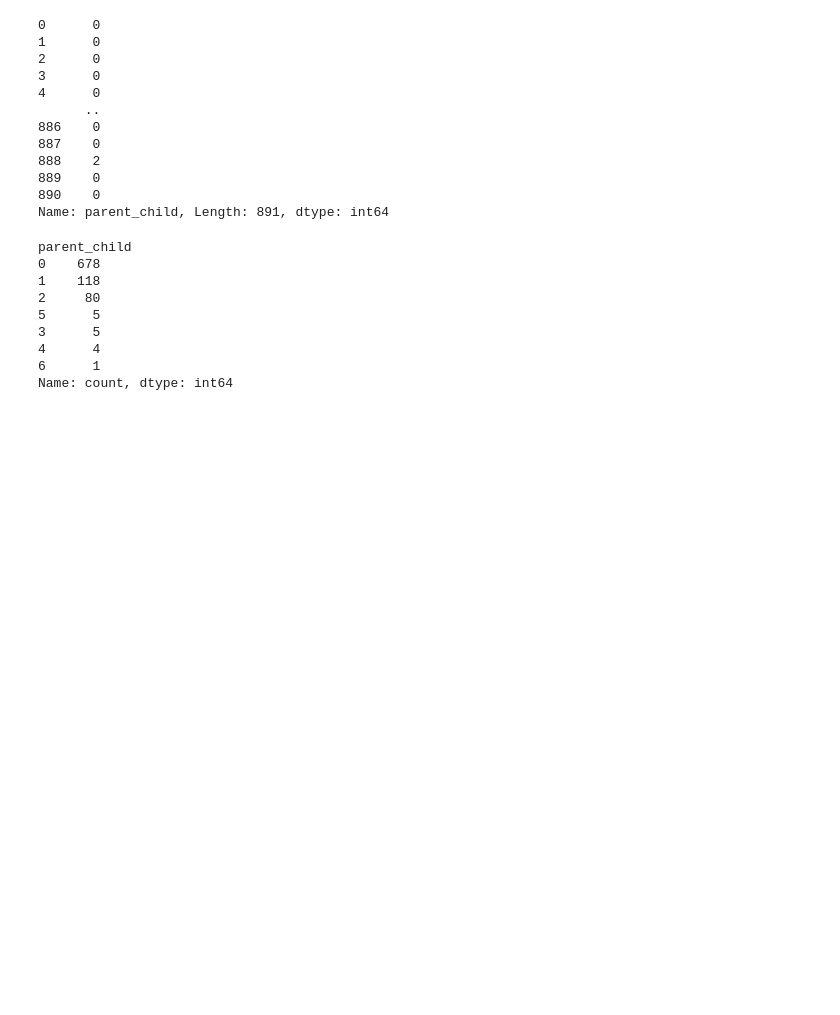
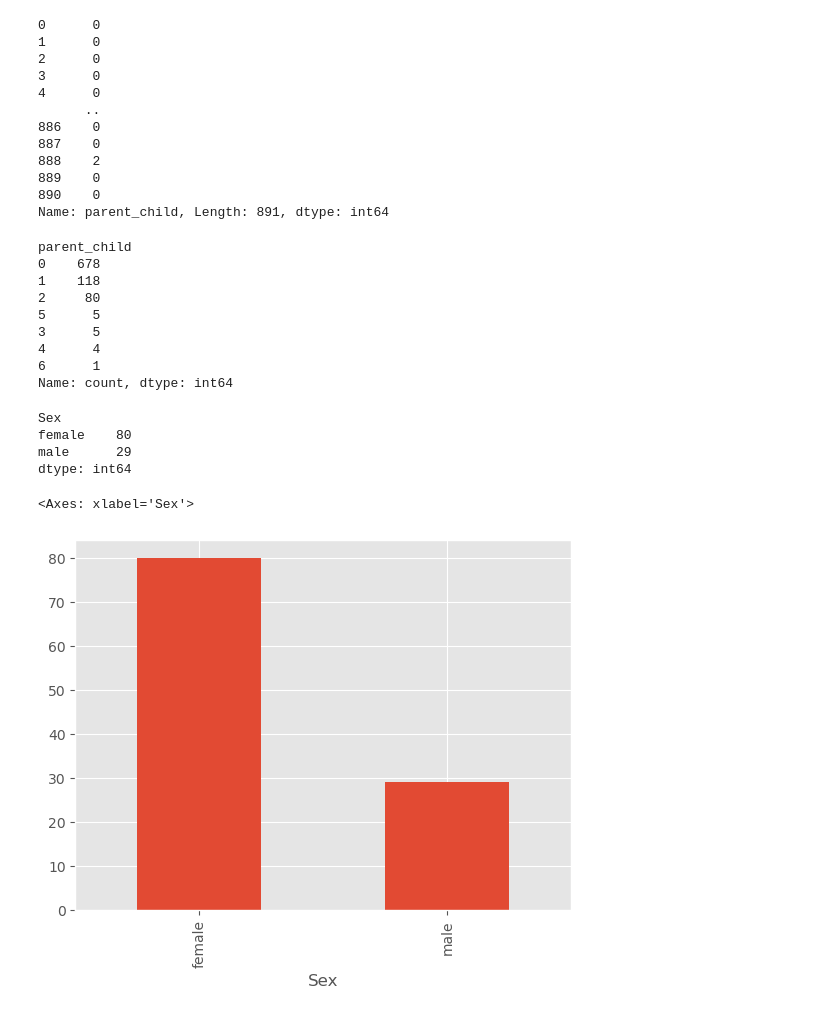
Before and after one commit to alexanderchosen/eda_with_python, a Jupyter notebook: Titanic_dataset_eda/titanic.ipynb, the cells around one changed output. Saved outputs shown, nothing was run; the diff lists cells and outputs as text; code cells hidden in the pictures; blank space fills up the shorter version.

```diff
--- a/Titanic_dataset_eda/titanic.ipynb
+++ b/Titanic_dataset_eda/titanic.ipynb
@@ -655,3 +655,17 @@ parent_child
 4      4
 6      1
 Name: count, dtype: int64
+# %%
+# to get the number of people with parent or child that survived
+survived_parent_child = df.query('Survived == 1 and parent_child > 0').groupby('Sex').size()
+survived_parent_child
+# %% [output]
+Sex
+female    80
+male      29
+dtype: int64
+# %%
+survived_parent_child.plot(kind = 'bar')
+# %% [output]
+<Axes: xlabel='Sex'>
+[figure, added]
```
Also changed, not shown: parts of 12 cells of this notebook, 3 other files.
